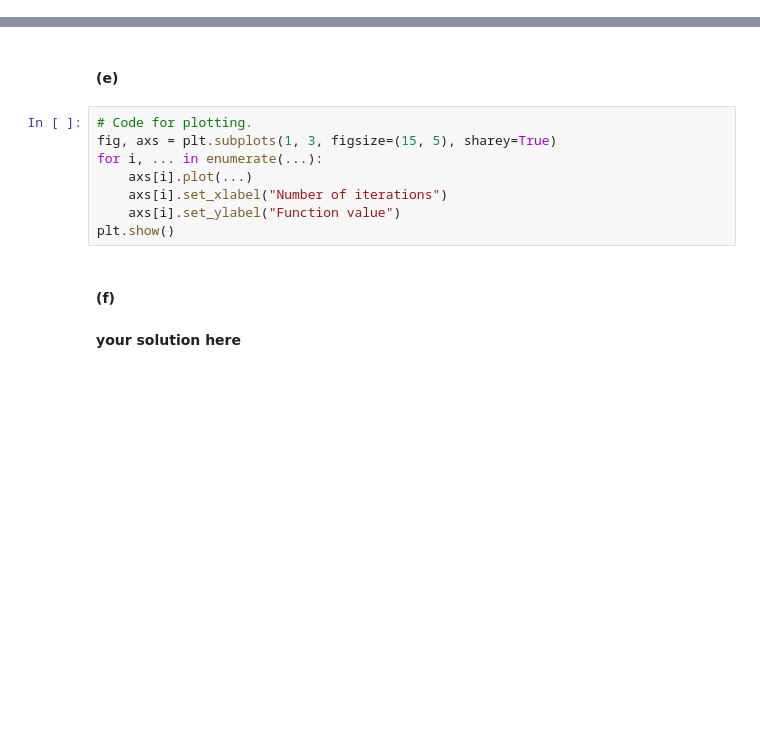
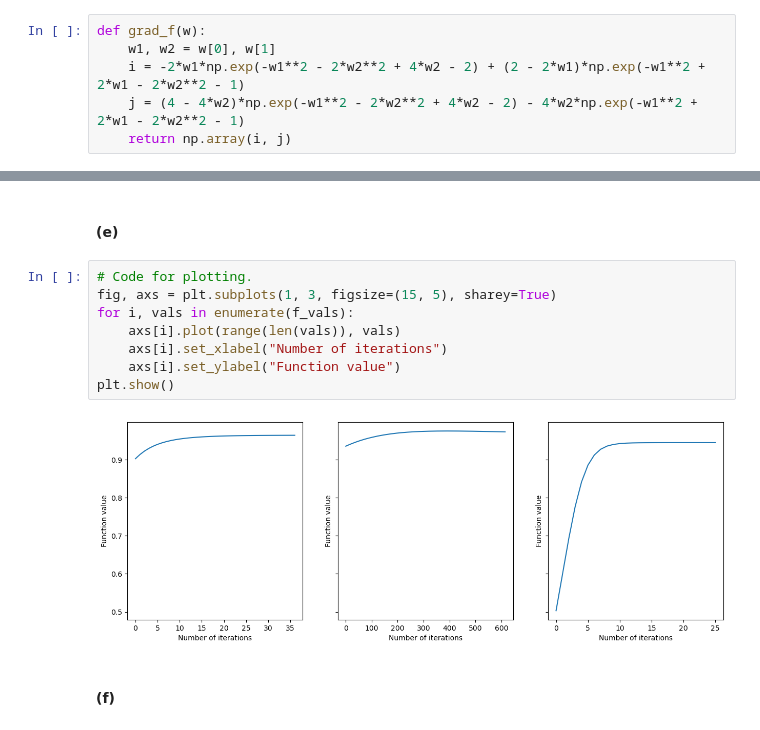
Before and after one commit to macpalor/NNDL-2025, a Jupyter notebook: exercise_1_template.ipynb, the cells around one changed output, grey strips where cells are left out. Drawn from its saved outputs; the diff is of its cells as text; blank space fills up the shorter version.

```diff
--- a/exercise_1_template.ipynb
+++ b/exercise_1_template.ipynb
@@ -128,4 +128,10 @@ $$
 \end{align*}
 $$
+# %%
+def grad_f(w):
+    w1, w2 = w[0], w[1]
+    i = -2*w1*np.exp(-w1**2 - 2*w2**2 + 4*w2 - 2) + (2 - 2*w1)*np.exp(-w1**2 + 2*w1 - 2*w2**2 - 1)
+    j = (4 - 4*w2)*np.exp(-w1**2 - 2*w2**2 + 4*w2 - 2) - 4*w2*np.exp(-w1**2 + 2*w1 - 2*w2**2 - 1)
+    return np.array(i, j)
 # %% [markdown]
 #### (c)
@@ -160,12 +189,12 @@ plt.show()
 # %%
 # Code for plotting.
 fig, axs = plt.subplots(1, 3, figsize=(15, 5), sharey=True)
-for i, ... in enumerate(...):
-    axs[i].plot(...)
+for i, vals in enumerate(f_vals):
+    axs[i].plot(range(len(vals)), vals)
     axs[i].set_xlabel("Number of iterations")
     axs[i].set_ylabel("Function value")
 plt.show()
+# %% [output]
+[figure, added]
 # %% [markdown]
 #### (f)
-# %% [markdown]
-**your solution here**
```
Also changed, not shown: parts of 5 cells of this notebook.
